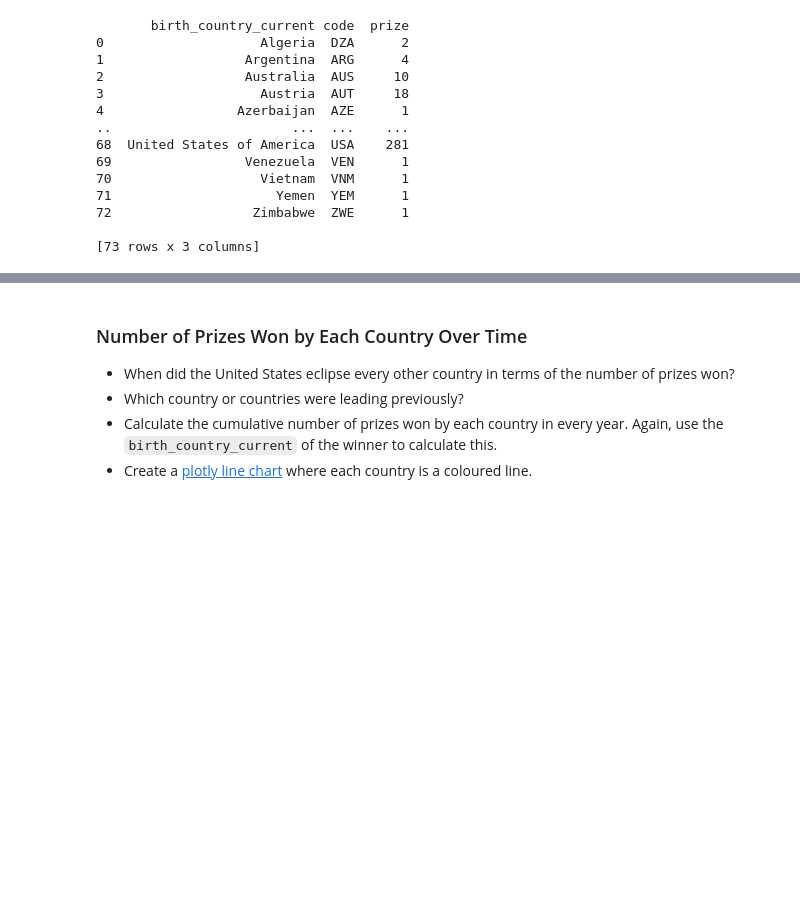
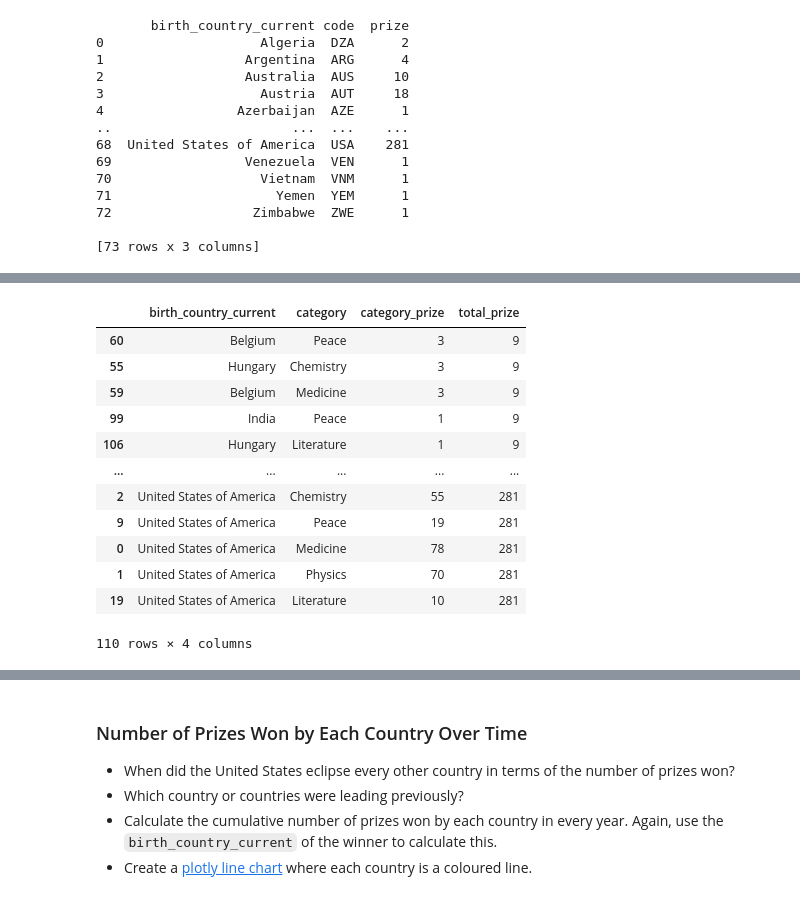
Before and after one commit to LegradiK/nobel_prize_laureates_plotly_matplotlib_seaborn, a Jupyter notebook: Nobel_Prize_Analysis.ipynb, the cells around one changed output, grey strips where cells are left out. Cells and saved outputs as stored; diff of their text form; code cells hidden in the pictures; blank space fills up the shorter version.

```diff
--- a/Nobel_Prize_Analysis.ipynb
+++ b/Nobel_Prize_Analysis.ipynb
@@ -591,0 +584,4 @@ AttributeError: 'list' object has no attribute 'agg'
+# %%
+category_country = df_data.groupby(by=['birth_country_current', 'category'], as_index=False).agg({'prize':pd.Series.count})
+category_country.sort_values(by='prize', ascending=False, inplace=True)
+category_country
@@ -591,0 +602,19 @@ AttributeError: 'list' object has no attribute 'agg'
+# %%
+merge_df = pd.merge(category_country, top20_countries, on='birth_country_current')
+merge_df.columns = ['birth_country_current', 'category', 'category_prize', 'total_prize']
+merge_df.sort_values(by='total_prize', inplace=True)
+merge_df
+# %% [output]
+|  | birth_country_current | category | category_prize | total_prize |
+| 60 | Belgium | Peace | 3 | 9 |
+| 55 | Hungary | Chemistry | 3 | 9 |
+| 59 | Belgium | Medicine | 3 | 9 |
+| 99 | India | Peace | 1 | 9 |
+| 106 | Hungary | Literature | 1 | 9 |
+| ... | ... | ... | ... | ... |
+| 2 | United States of America | Chemistry | 55 | 281 |
+| 9 | United States of America | Peace | 19 | 281 |
+| 0 | United States of America | Medicine | 78 | 281 |
+| 1 | United States of America | Physics | 70 | 281 |
+| 19 | United States of America | Literature | 10 | 281 |
+110 rows × 4 columns
```
Also changed, not shown: parts of 18 cells of this notebook.
